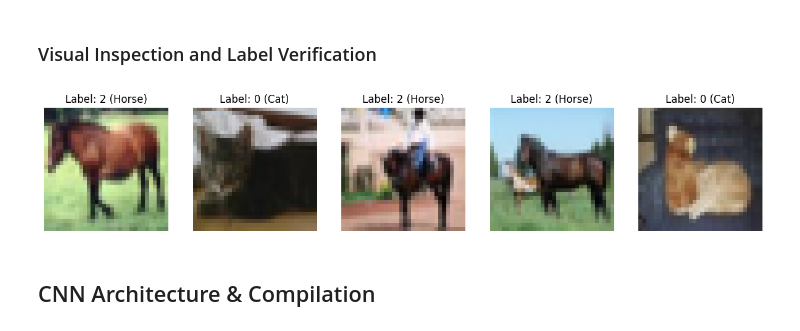
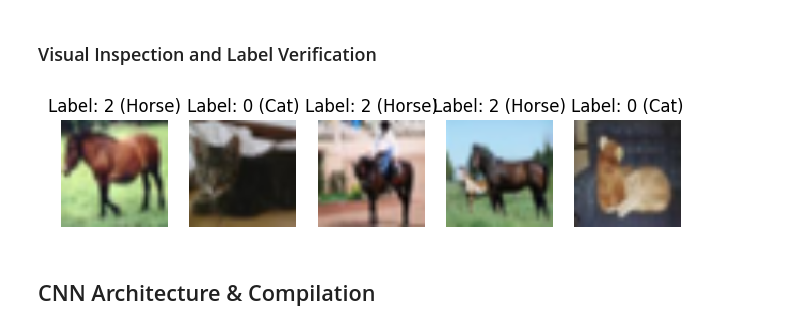
Before and after one commit to ikoghoddds-bit/Data-Science-Portfolio-C21, a Jupyter notebook: Projects/Project-6/Images-Description.for.Students_Pass_8.ipynb, the cells around one changed output. Saved outputs shown, nothing was run; the diff lists cells and outputs as text; code cells hidden in the pictures.

```diff
--- a/Projects/Project-6/Images-Description.for.Students_Pass_8.ipynb
+++ b/Projects/Project-6/Images-Description.for.Students_Pass_8.ipynb
@@ -111,3 +103,13 @@ X_test = X_test_sub / 255.0
+# %%
+# Data Cleaning (Scaling & Resizing)
+
+X_train_scaled = X_train_sub / 255.0
+X_test_scaled = X_test_sub / 255.0
+
+# Resize images from 32x32 to 100x100 for clearer resolution
+
+X_train = tf.image.resize(X_train_scaled, (100, 100)).numpy()
+X_test = tf.image.resize(X_test_scaled, (100, 100)).numpy()
 # %% [markdown]
 ### Exploratory Data Analysis (EDA)
 # %% [markdown]
@@ -125,17 +127,16 @@ y_train shape: (15000,)
 # %%
 # Visual Inspection and Label Verification
 
 class_names = {0: "Cat", 1: "Dog", 2: "Horse"}
-
-plt.figure(figsize=(15, 3))
+plt.figure(figsize=(8, 2))  # Reduced size to avoid over-stretching 32x32 pixels
 for i in range(5):
-    plt.subplot(1, 5, i+1)
-    plt.imshow(X_train[i]) # No reshape needed, matplotlib handles (32, 32, 3) automatically
+    plt.subplot(1, 5, i + 1)
+    plt.imshow(X_train[i], interpolation='nearest')  # Sharpens pixel boundaries
     plt.title(f"Label: {y_train[i]} ({class_names[y_train[i]]})")
     plt.axis('off')
 plt.show()
 # %% [output]
-[figure, old version]
+[figure, new version]
 # %% [markdown]
 ## CNN Architecture & Compilation
 # %% [markdown]
```
Also changed, not shown: parts of 8 cells of this notebook.
